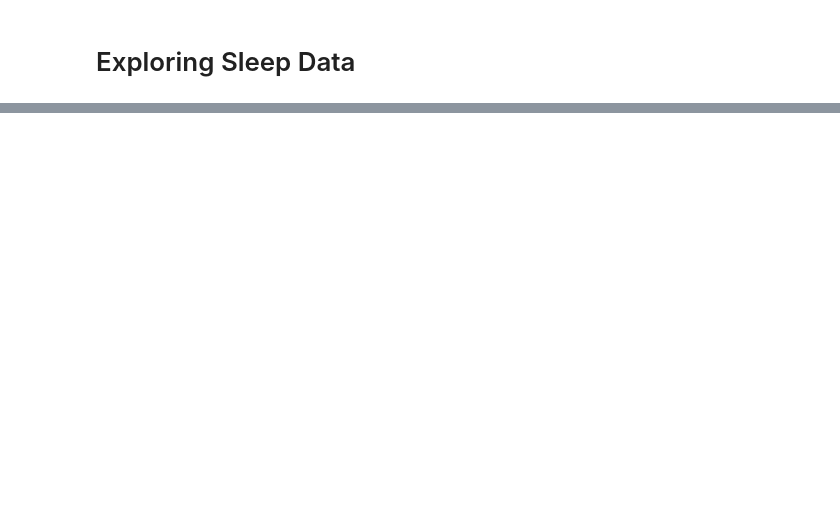
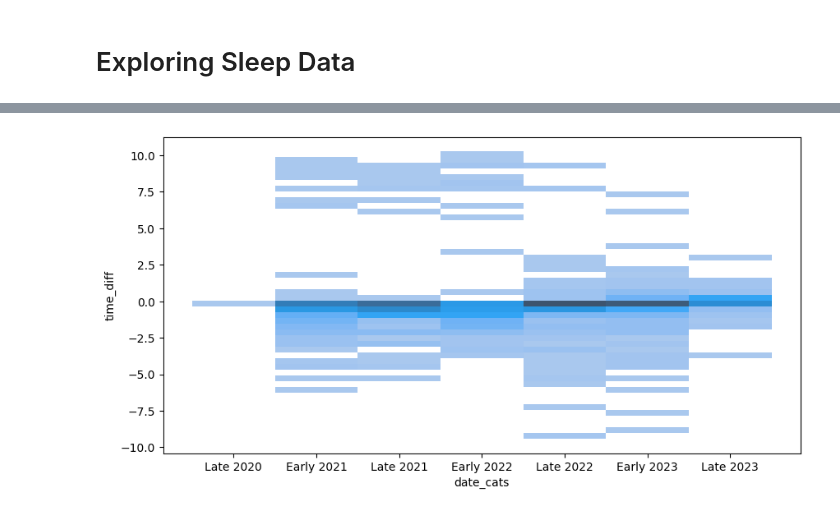
Before and after one commit to emilycardwell/sleep-study, a Jupyter notebook: sleep.ipynb, the cells around one changed output, grey strips where cells are left out. Saved outputs shown, nothing was run; the diff lists cells and outputs as text; code cells hidden in the pictures; blank space fills up the shorter version.

```diff
--- a/sleep.ipynb
+++ b/sleep.ipynb
@@ -205,0 +180,5 @@ bedtime mean:  7:14
+# %%
+tdax1 = sns.histplot(data=mult_sesh_df, x='date_cats', y='time_diff', kde=True, bins=50)
+tdax1.figure.set_size_inches(10, 5)
+# %% [output]
+[figure, added]
```
Also changed, not shown: parts of 43 cells of this notebook, 1 other file.
